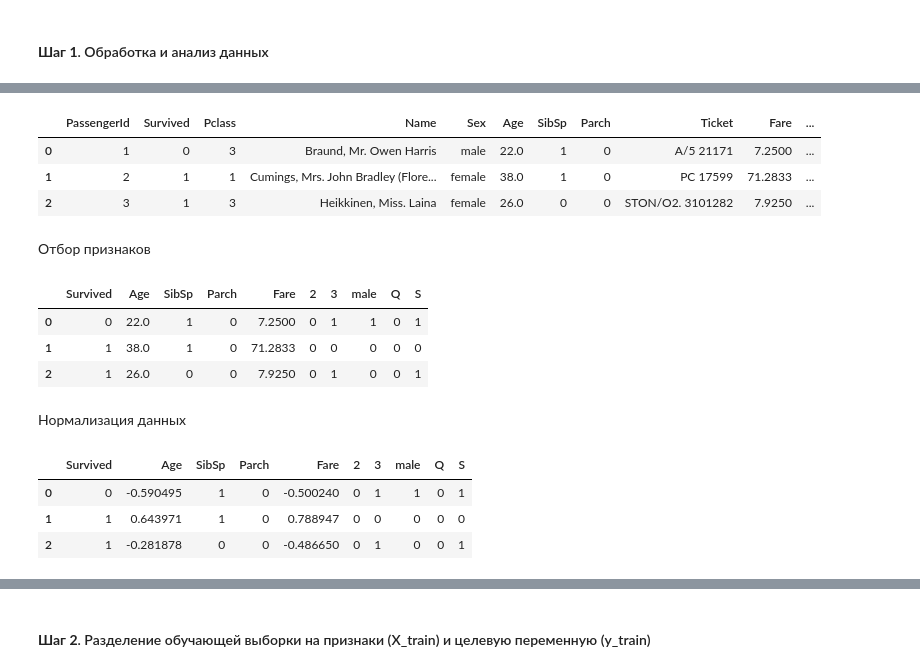
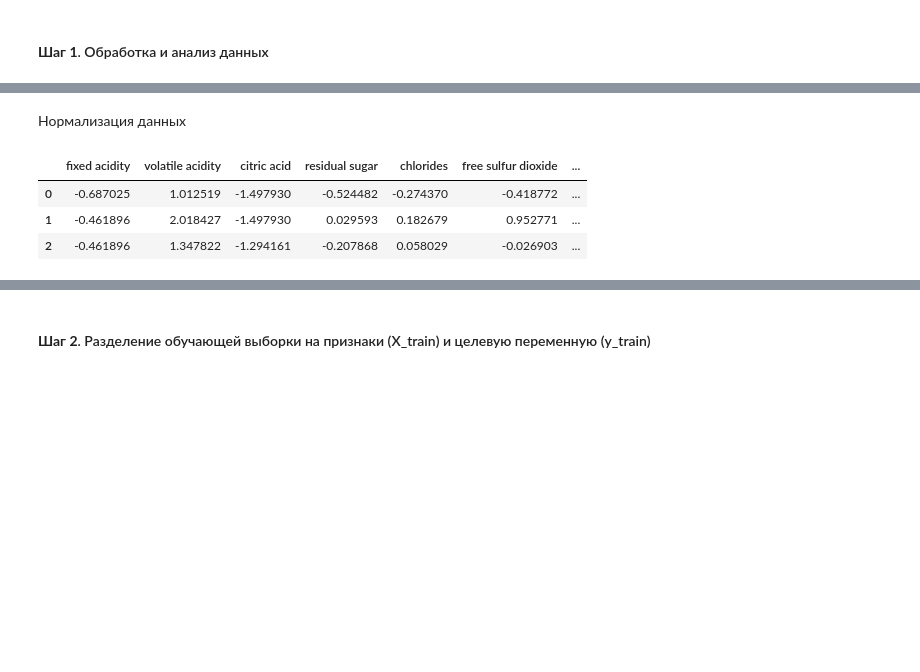
Before and after one commit to Prazzity/Passwords, a Jupyter notebook: Lab5_SII.ipynb, the cells around one changed output, grey strips where cells are left out. Saved outputs shown, nothing was run; the diff lists cells and outputs as text; code cells hidden in the pictures; blank space fills up the shorter version.

```diff
--- a/Lab5_SII.ipynb
+++ b/Lab5_SII.ipynb
@@ -167,6 +132,0 @@ train.drop(columns = 'Cabin', axis = 1, inplace = True)
-# %%
-# а вот Age (возраст) скорее важен, заменим пустые значения средним арифметическим
-train['Age'].fillna(train['Age'].mean(), inplace = True)
-# %%
-# у нас остаются две пустые строки в Embarked, удалим их
-train.dropna(inplace = True)
@@ -212,49 +133,28 @@ pclass = pd.get_dummies(train['Pclass'], drop_first = True)
-# %%
-# присоединим закодированные через one-hot encoding переменные
-# к исходному датафрейму через функцию .concat()
-train = pd.concat([train, pclass, sex, embarked], axis = 1)
-train.head(3)
-# %% [output]
-|  | PassengerId | Survived | Pclass | Name | Sex | Age | SibSp | Parch | Ticket | Fare | ... |
-| 0 | 1 | 0 | 3 | Braund, Mr. Owen Harris | male | 22.0 | 1 | 0 | A/5 21171 | 7.2500 | ... |
-| 1 | 2 | 1 | 1 | Cumings, Mrs. John Bradley (Flore... | female | 38.0 | 1 | 0 | PC 17599 | 71.2833 | ... |
-| 2 | 3 | 1 | 3 | Heikkinen, Miss. Laina | female | 26.0 | 0 | 0 | STON/O2. 3101282 | 7.9250 | ... |
-# %% [markdown]
-Отбор признаков
-# %%
-# удалим те столбцы, которые нам теперь не нужны
-train.drop(['PassengerId', 'Pclass', 'Name', 'Sex', 'Ticket', 'Embarked'], axis = 1, inplace = True)
-train.head(3)
-# %% [output]
-|  | Survived | Age | SibSp | Parch | Fare | 2 | 3 | male | Q | S |
-| 0 | 0 | 22.0 | 1 | 0 | 7.2500 | 0 | 1 | 1 | 0 | 1 |
-| 1 | 1 | 38.0 | 1 | 0 | 71.2833 | 0 | 0 | 0 | 0 | 0 |
-| 2 | 1 | 26.0 | 0 | 0 | 7.9250 | 0 | 1 | 0 | 0 | 1 |
 # %% [markdown]
 Нормализация данных
 # %%
 # импортируем класс StandardScaler
 from sklearn.preprocessing import StandardScaler
 
 # создадим объект этого класса
 scaler = StandardScaler()
 
 # выберем те столбцы, которые мы хотим масштабировать
-cols_to_scale = ['Age', 'Fare']
+cols_to_scale = ['fixed acidity', 'volatile acidity', 'citric acid', 'residual sugar', 'chlorides', 'free sulfur dioxide', 'total sulfur dioxide', 'density', 'pH', 'sulphates', 'alcohol']
 
 # рассчитаем среднее арифметическое и СКО для масштабирования данных
 scaler.fit(train[cols_to_scale])
 
 # применим их
 train[cols_to_scale] = scaler.transform(train[cols_to_scale])
 
 # посмотрим на результат
 train.head(3)
 # %% [output]
-|  | Survived | Age | SibSp | Parch | Fare | 2 | 3 | male | Q | S |
-| 0 | 0 | -0.590495 | 1 | 0 | -0.500240 | 0 | 1 | 1 | 0 | 1 |
-| 1 | 1 | 0.643971 | 1 | 0 | 0.788947 | 0 | 0 | 0 | 0 | 0 |
-| 2 | 1 | -0.281878 | 0 | 0 | -0.486650 | 0 | 1 | 0 | 0 | 1 |
+|  | fixed acidity | volatile acidity | citric acid | residual sugar | chlorides | free sulfur dioxide | ... |
+| 0 | -0.687025 | 1.012519 | -1.497930 | -0.524482 | -0.274370 | -0.418772 | ... |
+| 1 | -0.461896 | 2.018427 | -1.497930 | 0.029593 | 0.182679 | 0.952771 | ... |
+| 2 | -0.461896 | 1.347822 | -1.294161 | -0.207868 | 0.058029 | -0.026903 | ... |
 # %%
 # некоторые названия столбцов теперь представляют собой числа, так быть не должно
 train.columns
```
Also changed, not shown: parts of 39 cells of this notebook.
